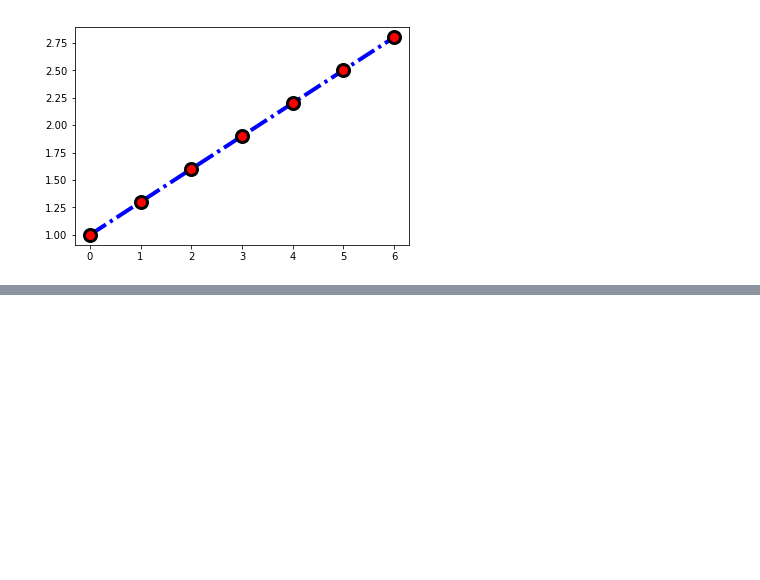
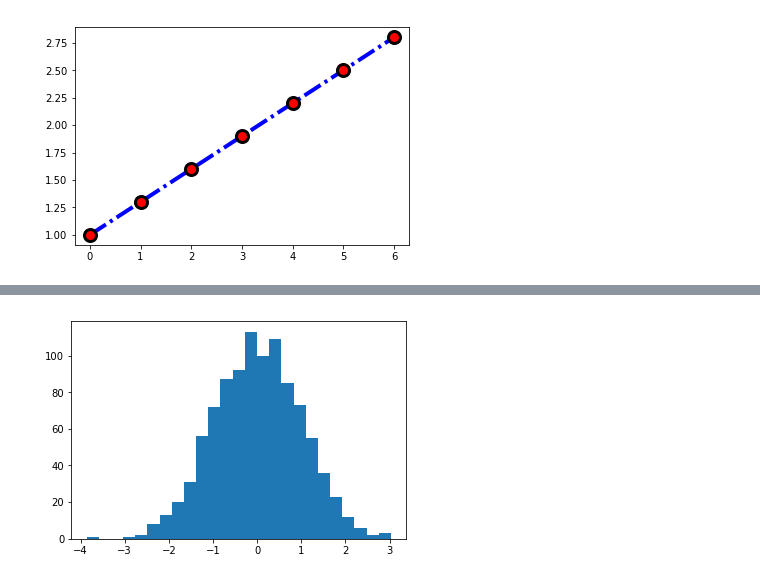
Before and after one commit to ashkash2476/Python_Learnings, a Jupyter notebook: visualization/Matplotlib-1.ipynb, the cells around one changed output, grey strips where cells are left out. Drawn from its saved outputs; the diff is of its cells as text; code cells hidden in the pictures; blank space fills up the shorter version.

```diff
--- a/visualization/Matplotlib-1.ipynb
+++ b/visualization/Matplotlib-1.ipynb
@@ -52,0 +61,5 @@ plt.show()
+# %%
+plt.hist(y, 25)  #hist(y, bin=<bins>)
+plt.show()
+# %% [output]
+[figure, added]
```
Also changed, not shown: parts of 9 cells of this notebook.
